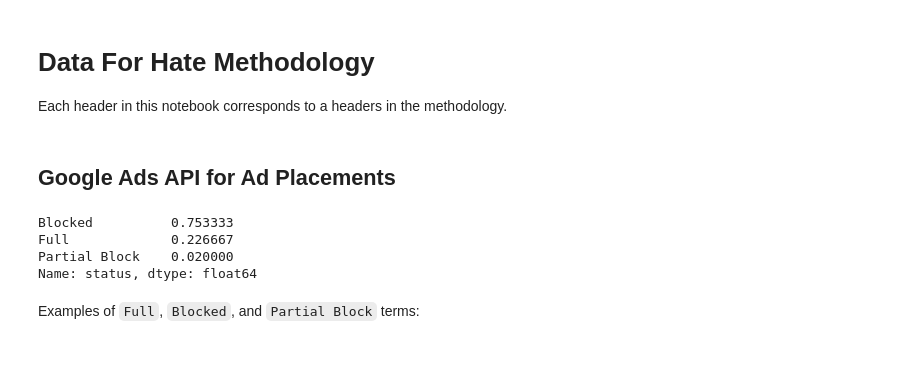
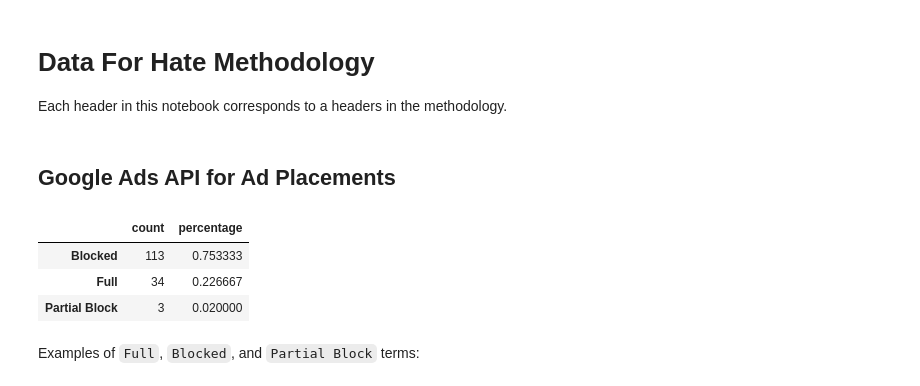
Before and after one commit to the-markup/investigation-youtube-ad-placements, a Jupyter notebook: notebooks/2-data-analysis-hate.ipynb, the cells around one changed output. Drawn from its saved outputs; the diff is of its cells as text; code cells hidden in the pictures; blank space fills up the shorter version.

```diff
--- a/notebooks/2-data-analysis-hate.ipynb
+++ b/notebooks/2-data-analysis-hate.ipynb
@@ -35,12 +35,12 @@ df_adhoc = pd.read_csv(fn_adhoc)
 ## Google Ads API for Ad Placements
 # %%
 # how many terms that YouTube saya are not advertiser-friendly are "blocked"?
-df_policy.status.value_counts(normalize=True)
+value_counts(df_policy, col='status')
 # %% [output]
-Blocked          0.753333
-Full             0.226667
-Partial Block    0.020000
-Name: status, dtype: float64
+|  | count | percentage |
+| Blocked | 113 | 0.753333 |
+| Full | 34 | 0.226667 |
+| Partial Block | 3 | 0.020000 |
 # %% [markdown]
 Examples of `Full`, `Blocked`, and `Partial Block` terms:
 # %%
```
Also changed, not shown: parts of 9 cells of this notebook, 21 other files.
